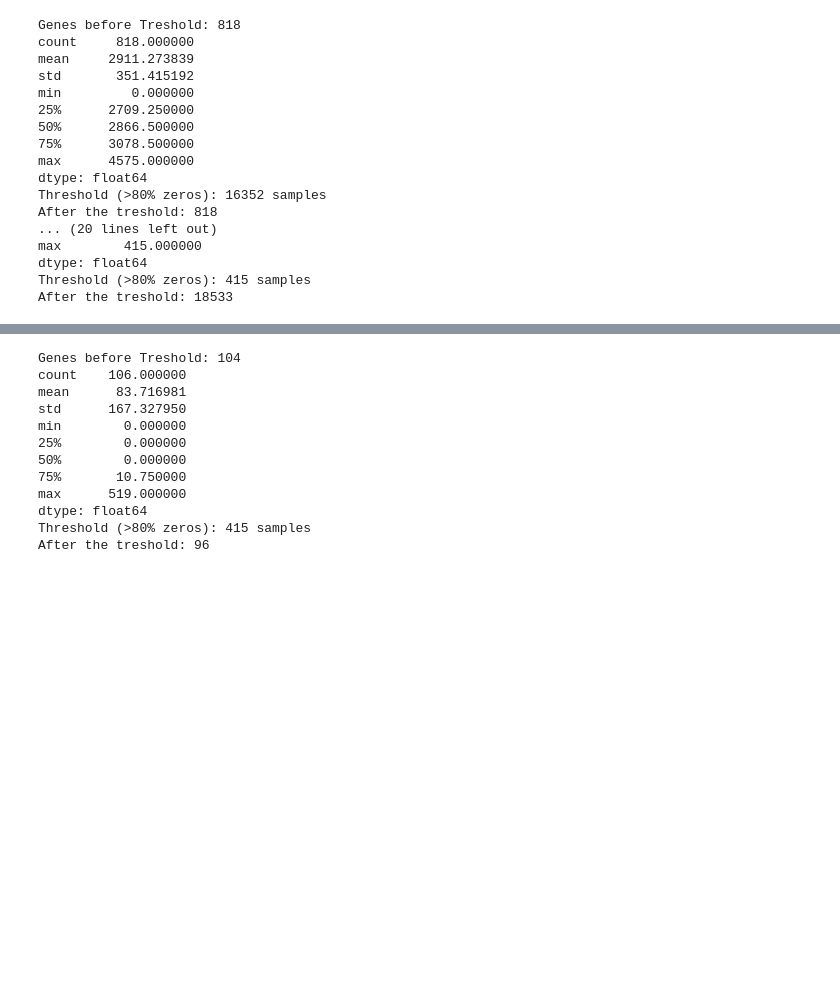
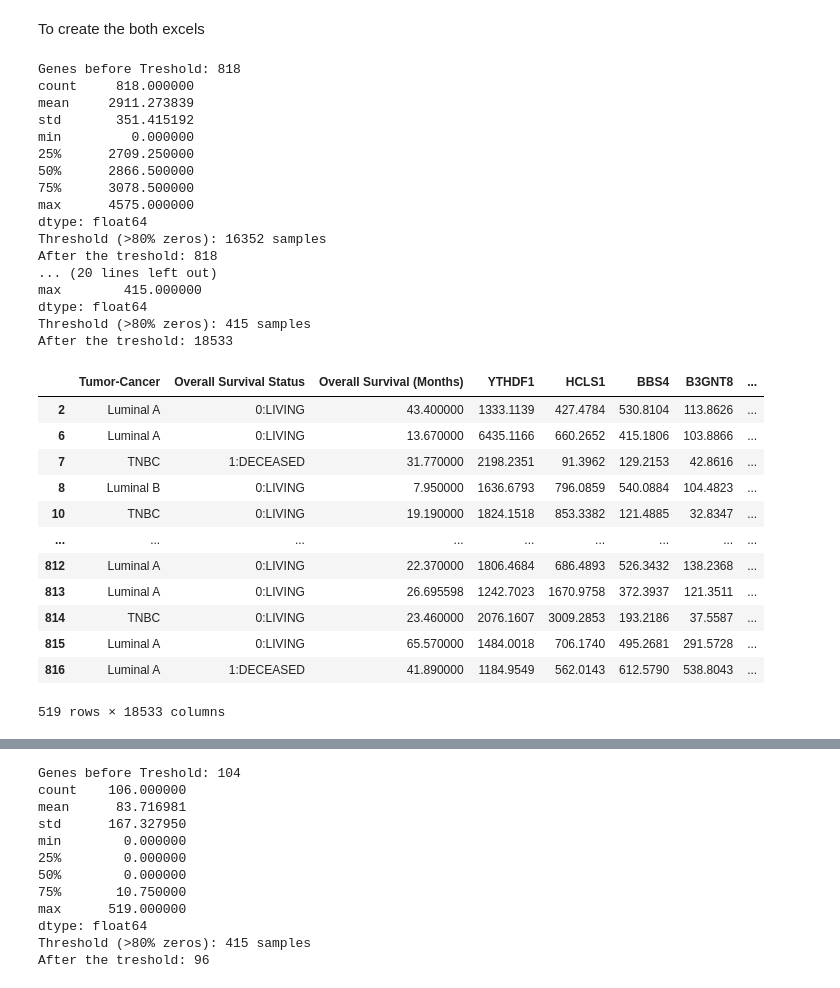
Before and after one commit to Fasmanuel2002/UPSA_Thesis_Research, a Jupyter notebook: research/notebooks/RenSeq_Raw_Clean_Version_Cox_Multi.ipynb, the cells around one changed output, grey strips where cells are left out. Saved outputs shown, nothing was run; the diff lists cells and outputs as text; code cells hidden in the pictures; blank space fills up the shorter version.

Commit message:
Added a new version of the excels and improve bugs

```diff
--- a/research/notebooks/RenSeq_Raw_Clean_Version_Cox_Multi.ipynb
+++ b/research/notebooks/RenSeq_Raw_Clean_Version_Cox_Multi.ipynb
@@ -52,41 +52,50 @@ max      4575.000000
 dtype: float64
 Threshold (>80% zeros): 16352 samples
 After the treshold: 818
+# %% [markdown]
+To create the both excels
 # %%
 from src.dataset.generate_dataset import TorchPreprocessing
 
 
 df_mrna_clean = pp.eliminate_zero_genes(df_mRNA_raw_data, "Hugo_Symbol")
 df_merged = TorchPreprocessing(clean_mRNA_df, df_clinical_data, 23500).get_comparation_df()
 
 comparation_df = df_merged.loc[
     df_merged["Tumor-Cancer"].isin(["Luminal A", "Luminal B", "TNBC", "HER2-enriched"]),
 ]
 
 zero_reduced_df = pp.eliminate_zero_genes(comparation_df, "Tumor-Cancer")
 zero_reduced_df = zero_reduced_df.drop(["Sample ID"], axis=1)
-
-results_df, design, expr = pp.initialize_limma(
-    zero_reduced_df,
-    column="Tumor-Cancer",
-    column_event="Overall Survival (Months)",
-    column_status="Overall Survival Status"
-)
+zero_reduced_df
 # %% [output]
 Genes before Treshold: 818
 count     818.000000
 mean     2911.273839
 std       351.415192
 min         0.000000
 25%      2709.250000
 50%      2866.500000
 75%      3078.500000
 max      4575.000000
 dtype: float64
 Threshold (>80% zeros): 16352 samples
 After the treshold: 818
 ... (20 lines left out)
 max        415.000000
 dtype: float64
 Threshold (>80% zeros): 415 samples
 After the treshold: 18533
+|  | Tumor-Cancer | Overall Survival Status | Overall Survival (Months) | YTHDF1 | HCLS1 | BBS4 | B3GNT8 | ... |
+| 2 | Luminal A | 0:LIVING | 43.400000 | 1333.1139 | 427.4784 | 530.8104 | 113.8626 | ... |
+| 6 | Luminal A | 0:LIVING | 13.670000 | 6435.1166 | 660.2652 | 415.1806 | 103.8866 | ... |
+| 7 | TNBC | 1:DECEASED | 31.770000 | 2198.2351 | 91.3962 | 129.2153 | 42.8616 | ... |
+| 8 | Luminal B | 0:LIVING | 7.950000 | 1636.6793 | 796.0859 | 540.0884 | 104.4823 | ... |
+| 10 | TNBC | 0:LIVING | 19.190000 | 1824.1518 | 853.3382 | 121.4885 | 32.8347 | ... |
+| ... | ... | ... | ... | ... | ... | ... | ... | ... |
+| 812 | Luminal A | 0:LIVING | 22.370000 | 1806.4684 | 686.4893 | 526.3432 | 138.2368 | ... |
+| 813 | Luminal A | 0:LIVING | 26.695598 | 1242.7023 | 1670.9758 | 372.3937 | 121.3511 | ... |
+| 814 | TNBC | 0:LIVING | 23.460000 | 2076.1607 | 3009.2853 | 193.2186 | 37.5587 | ... |
+| 815 | Luminal A | 0:LIVING | 65.570000 | 1484.0018 | 706.1740 | 495.2681 | 291.5728 | ... |
+| 816 | Luminal A | 1:DECEASED | 41.890000 | 1184.9549 | 562.0143 | 612.5790 | 538.8043 | ... |
+519 rows × 18533 columns
```
Also changed, not shown: parts of 14 cells of this notebook.
